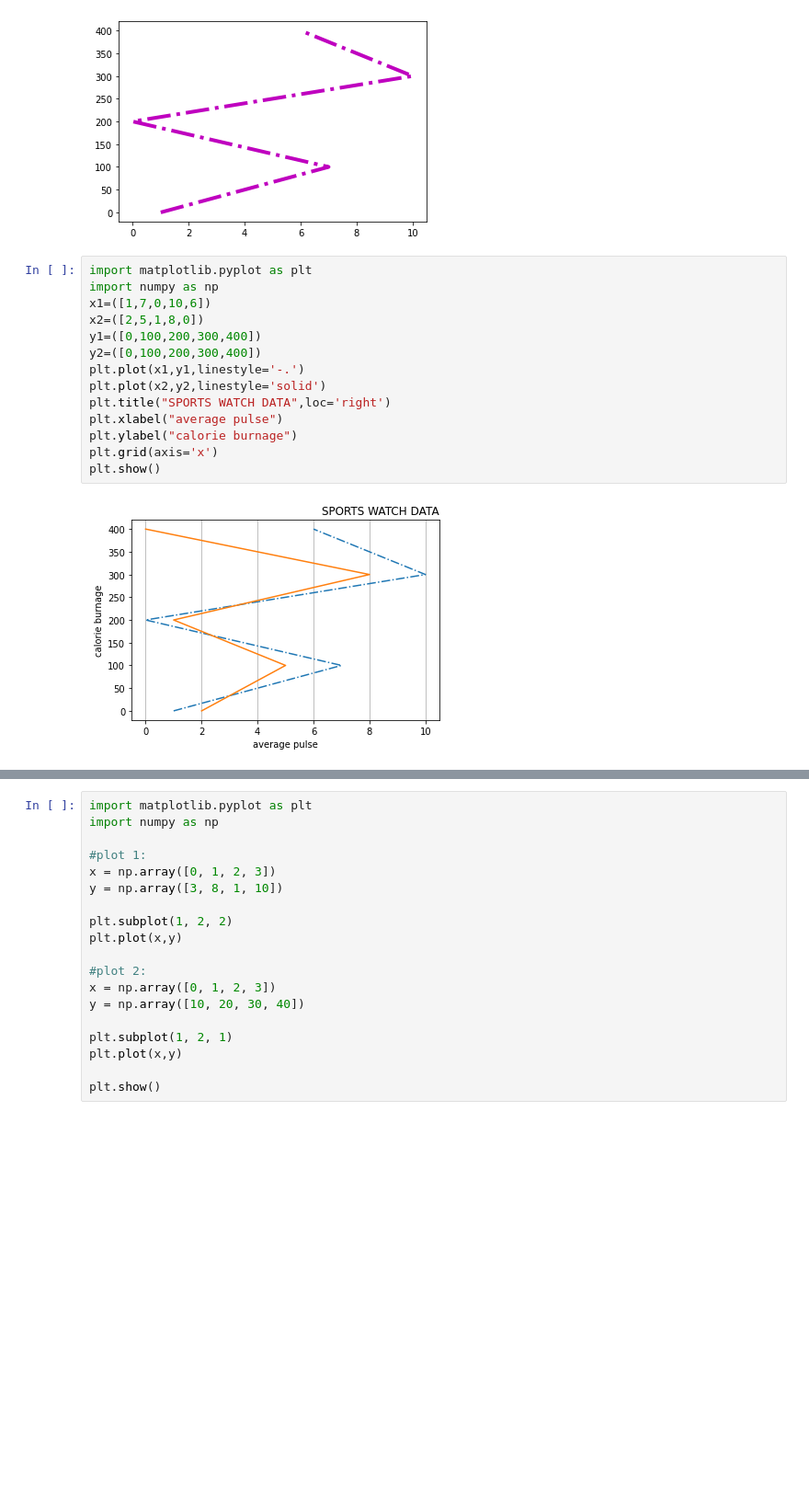
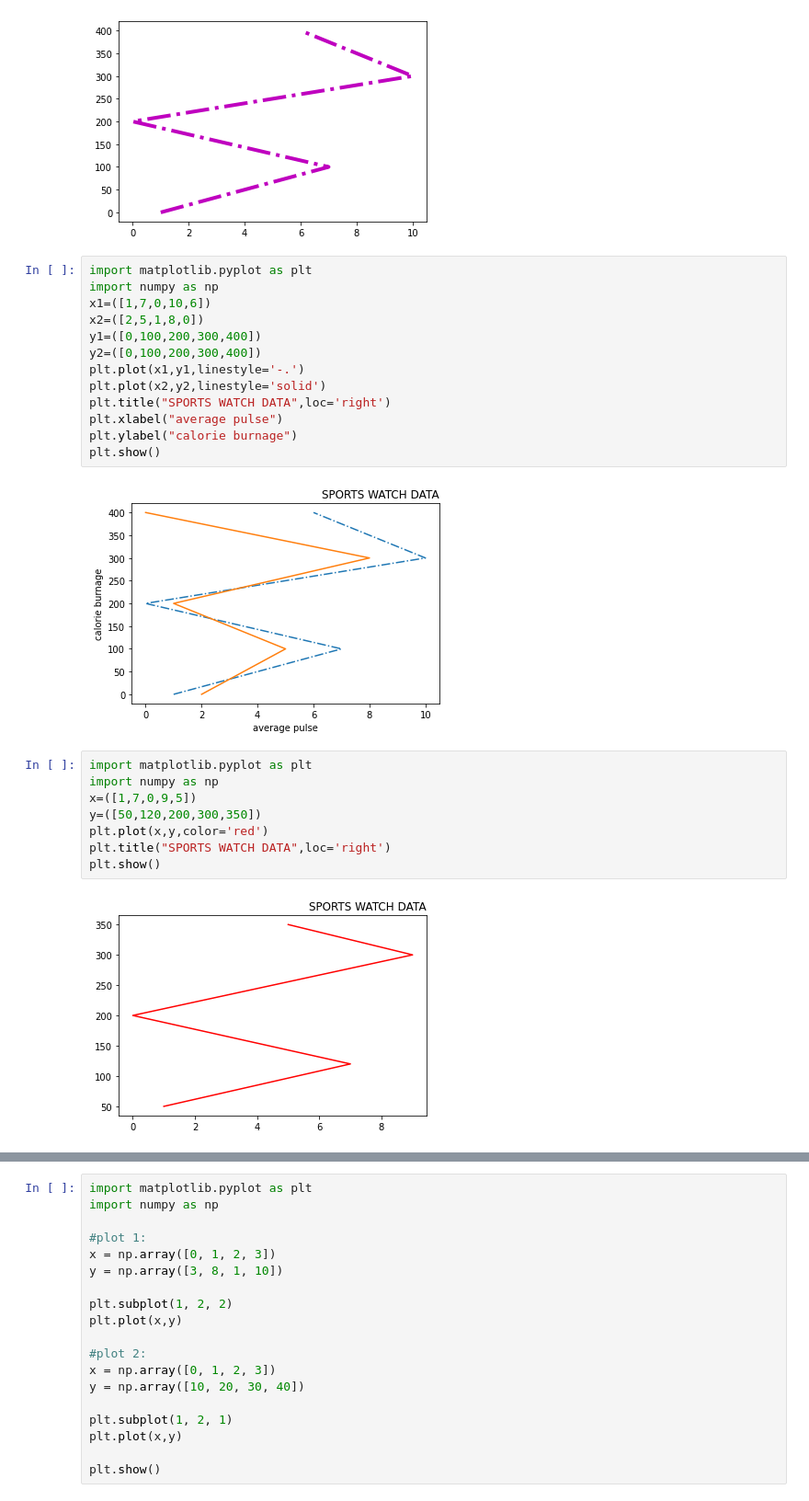
Before and after one commit to Rakshithauppu/python-programs, a Jupyter notebook: matplotlib.ipynb, the cells around one changed output, grey strips where cells are left out. Shown at 92% size. Cells and saved outputs as stored; diff of their text form; blank space fills up the shorter version.

```diff
--- a/matplotlib.ipynb
+++ b/matplotlib.ipynb
@@ -105,7 +105,16 @@ plt.plot(x2,y2,linestyle='solid')
 plt.title("SPORTS WATCH DATA",loc='right')
 plt.xlabel("average pulse")
 plt.ylabel("calorie burnage")
-plt.grid(axis='x')
 plt.show()
 # %% [output]
-[figure, old version]
+[figure, new version]
+# %%
+import matplotlib.pyplot as plt
+import numpy as np
+x=([1,7,0,9,5])
+y=([50,120,200,300,350])
+plt.plot(x,y,color='red')
+plt.title("SPORTS WATCH DATA",loc='right')
+plt.show()
+# %% [output]
+[figure, added]
```
Also changed, not shown: parts of 10 cells of this notebook.
